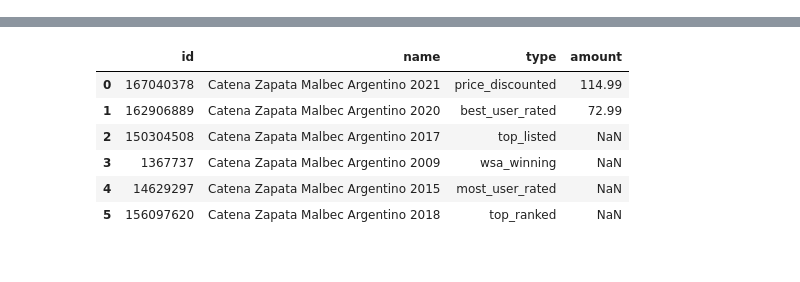
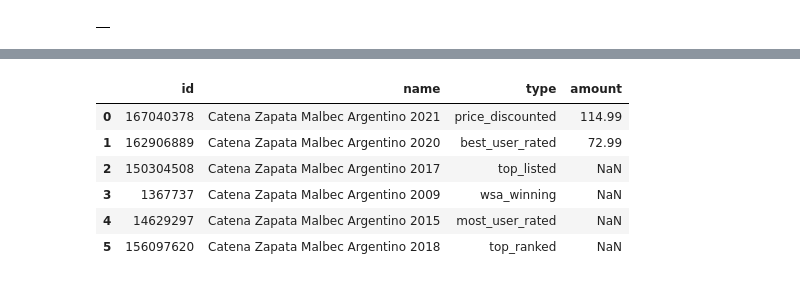
Before and after one commit to willhall2001/BreakinBadCode, a Jupyter notebook: wine_vintage1.ipynb, the cells around one changed output, grey strips where cells are left out. Cells and saved outputs as stored; diff of their text form; code cells hidden in the pictures.

```diff
--- a/wine_vintage1.ipynb
+++ b/wine_vintage1.ipynb
@@ -51,3 +70,7 @@ data
+# %%
+final_baseline_structure_df
+# %% [output]
+|  |
 # %%
 recommended_vintages = data["recommended_vintages"]
 recommended_df = pd.DataFrame(recommended_vintages)
```
Also changed, not shown: parts of 3 cells of this notebook, 11 other files.
